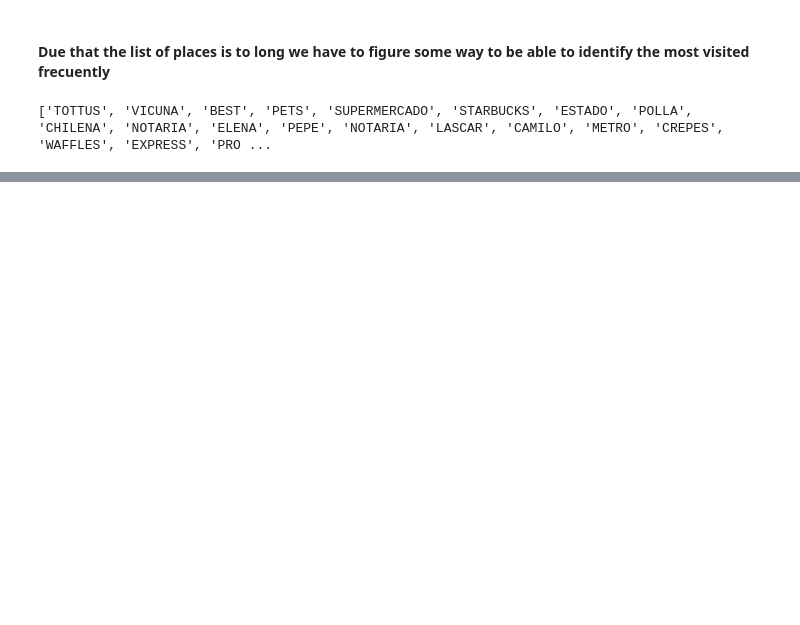
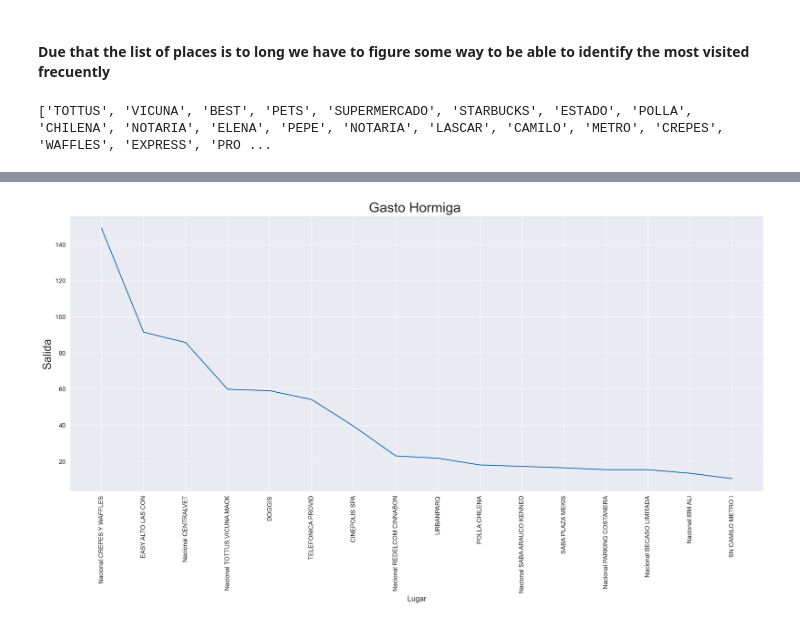
Before and after one commit to yohan-alfonso/Analisis_Exrtacto_Bancario, a Jupyter notebook: Analisis.ipynb, the cells around one changed output, grey strips where cells are left out. Cells and saved outputs as stored; diff of their text form; code cells hidden in the pictures; blank space fills up the shorter version.

```diff
--- a/Analisis.ipynb
+++ b/Analisis.ipynb
@@ -389,0 +374,3 @@ dict((i, unicos.count(i)) for i in unicos)
+# %%
+df_purch_frec = df_purch_frec.rename(columns= {0:'lugar',1:'frecuencia'})
+df_purch_frec
@@ -389,0 +393,3 @@ dict((i, unicos.count(i)) for i in unicos)
+# %%
+frecuency_mayor2 = df_purch_frec[df_purch_frec['frecuencia']>2].reset_index(drop=True)
+frecuency_mayor2.head()
@@ -389,0 +405,3 @@ dict((i, unicos.count(i)) for i in unicos)
+# %%
+frecuency_purchase= df_purch_under50[df_purch_under50['Lugar'].isin(frecuency_mayor2.iloc[:,0])].sort_values('Fecha').reset_index(drop=True)
+frecuency_purchase
@@ -389,0 +424,4 @@ dict((i, unicos.count(i)) for i in unicos)
+# %%
+df_salida_lugar= frecuency_purchase.groupby('Lugar')['Salida'].agg(['sum','count']).reset_index()
+df_orden_dec = df_salida_lugar.sort_values('sum', ascending=False).reset_index(drop=True)
+df_orden_dec.head(20)
@@ -389,0 +446,13 @@ dict((i, unicos.count(i)) for i in unicos)
+# %%
+plt.figure(1, figsize = (20,8))
+ax = sns.lineplot(data=df_orden_dec, x=df_orden_dec['Lugar'], y=df_orden_dec['sum'])
+
+plt.xticks(rotation=90)
+plt.title('Gasto Hormiga ', fontsize=22)
+plt.ylabel('Salida', fontsize=18)
+plt.xlabel('Lugar', fontsize=12,)
+
+
+plt.show()
+# %% [output]
+[figure, added]
```
Also changed, not shown: parts of 12 cells of this notebook.
